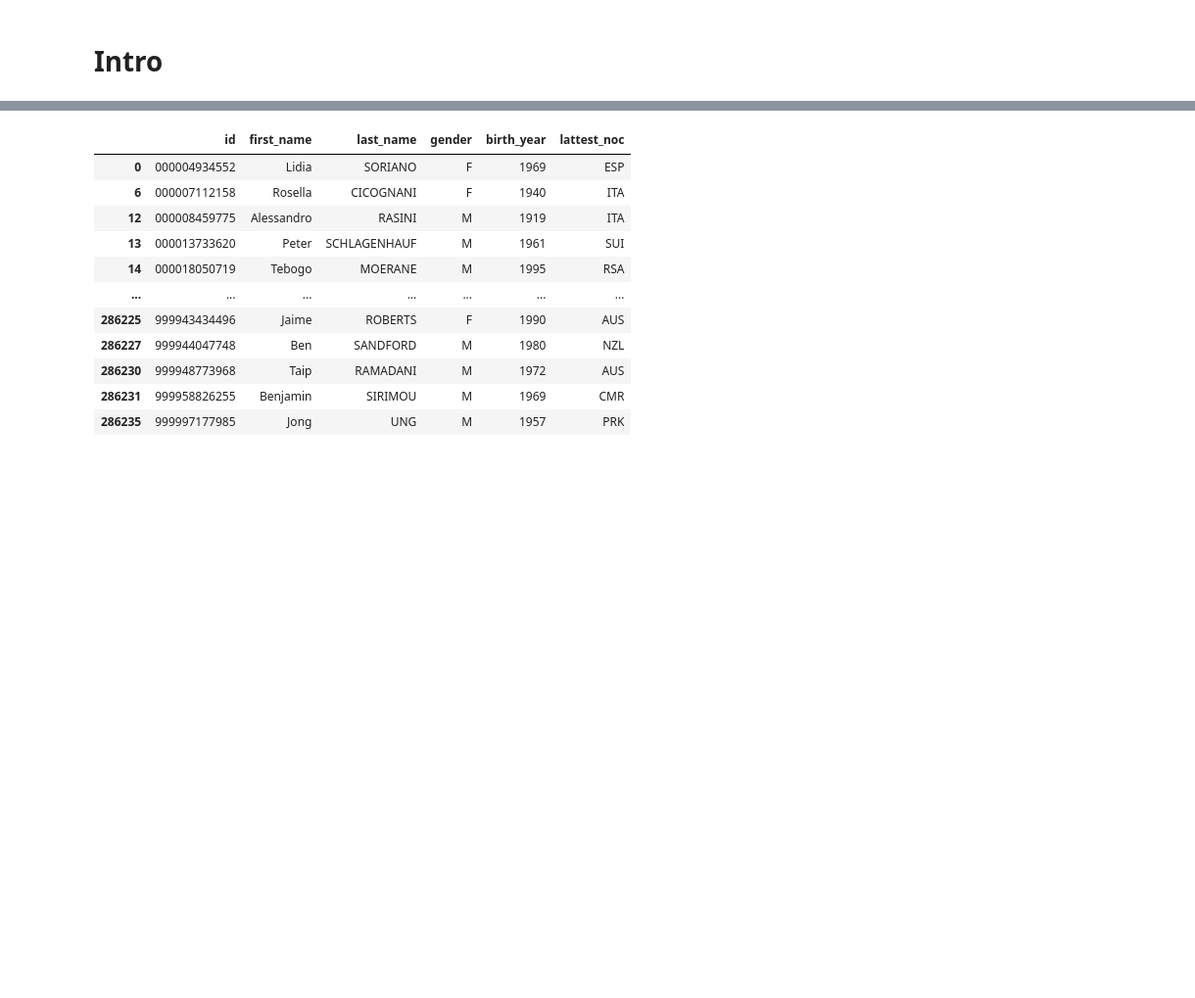
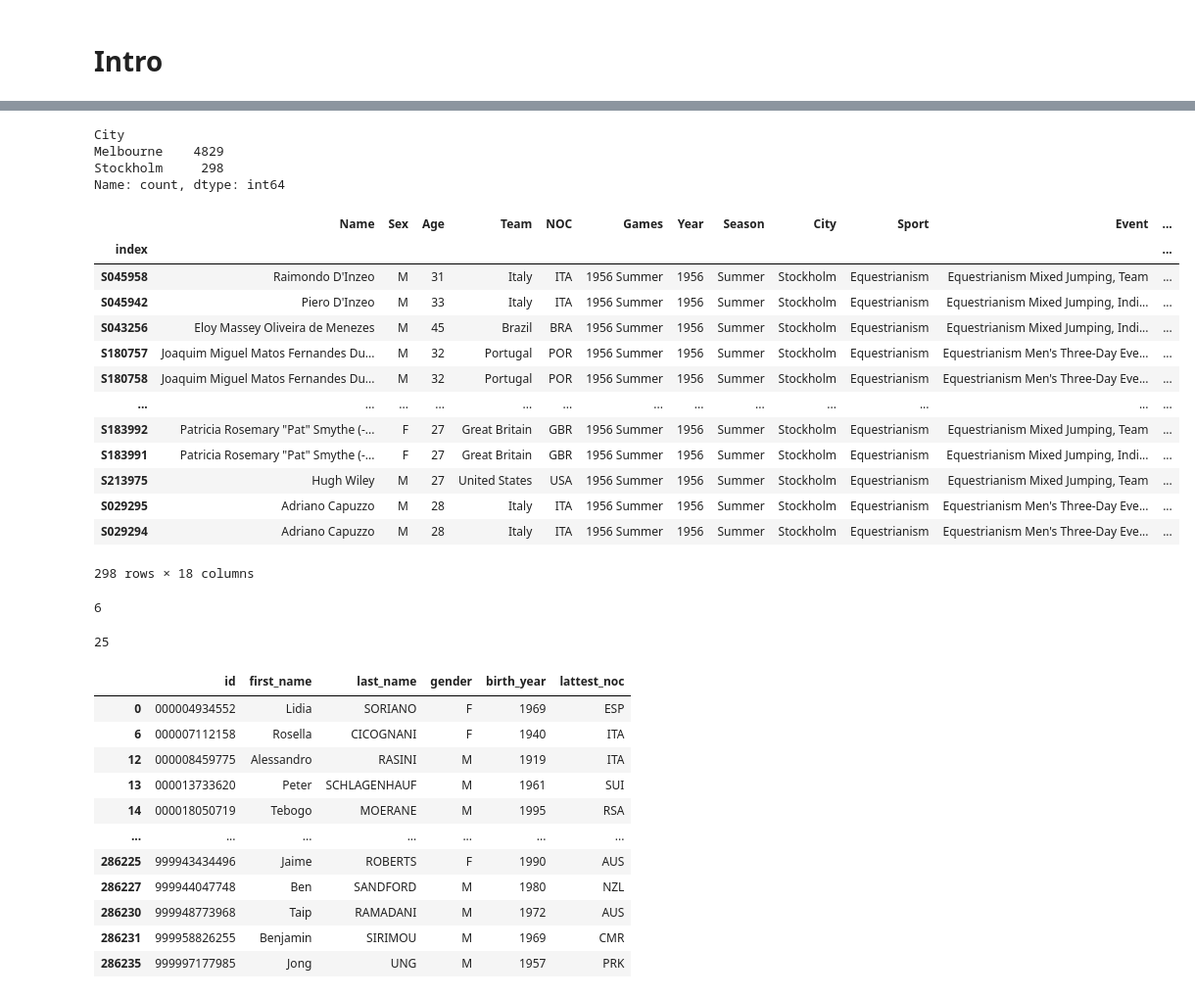
Before and after one commit to gitadum/querympics, a Jupyter notebook: analysis/explore.ipynb, the cells around one changed output, grey strips where cells are left out. Shown: that part at 98% size. Saved outputs shown, nothing was run; the diff lists cells and outputs as text; code cells hidden in the pictures; blank space fills up the shorter version.

```diff
--- a/analysis/explore.ipynb
+++ b/analysis/explore.ipynb
@@ -31,0 +243,10 @@ athlet.head(3)
+# %%
+athlet.loc[athlet["Games"] == "1956 Summer", "City"] = \
+    athlet.loc[athlet["Games"] == "1956 Summer", "City"].replace("Stockholm",
+                                                                 "Melbourne")
+athlet.City.value_counts()
+#athlet.loc[athlet["Games"] == "1956 Summer",
+#           "City"].replace("Melbourne", "Melbourne Stockholm", inplace=True)
+#athlet.loc[athlet["Games"] == "1956 Summer",
+#           "City"].replace("Stockholm", "Melbourne Stockholm", inplace=True)
+#athlet[athlet["City"] == "Melbourne Stockholm"]
@@ -32,3 +299,37 @@ athlet.head(3)
+# %%
+athlet[(athlet["Year"] == 1956) & (athlet["Season"] == "Summer")].City.value_counts()
+# %% [output]
+City
+Melbourne    4829
+Stockholm     298
+Name: count, dtype: int64
+# %%
+athlet[(athlet["Year"] == 1956) &
+       (athlet["Season"] == "Summer") &
+       (athlet["City"] == "Stockholm")]
+# %% [output]
+|  | Name | Sex | Age | Team | NOC | Games | Year | Season | City | Sport | Event | ... |
+| index |  |  |  |  |  |  |  |  |  |  |  | ... |
+| S045958 | Raimondo D'Inzeo | M | 31 | Italy | ITA | 1956 Summer | 1956 | Summer | Stockholm | Equestrianism | Equestrianism Mixed Jumping, Team | ... |
+| S045942 | Piero D'Inzeo | M | 33 | Italy | ITA | 1956 Summer | 1956 | Summer | Stockholm | Equestrianism | Equestrianism Mixed Jumping, Indi... | ... |
+| S043256 | Eloy Massey Oliveira de Menezes | M | 45 | Brazil | BRA | 1956 Summer | 1956 | Summer | Stockholm | Equestrianism | Equestrianism Mixed Jumping, Indi... | ... |
+| S180757 | Joaquim Miguel Matos Fernandes Du... | M | 32 | Portugal | POR | 1956 Summer | 1956 | Summer | Stockholm | Equestrianism | Equestrianism Men's Three-Day Eve... | ... |
+| S180758 | Joaquim Miguel Matos Fernandes Du... | M | 32 | Portugal | POR | 1956 Summer | 1956 | Summer | Stockholm | Equestrianism | Equestrianism Men's Three-Day Eve... | ... |
+| ... | ... | ... | ... | ... | ... | ... | ... | ... | ... | ... | ... | ... |
+| S183992 | Patricia Rosemary "Pat" Smythe (-... | F | 27 | Great Britain | GBR | 1956 Summer | 1956 | Summer | Stockholm | Equestrianism | Equestrianism Mixed Jumping, Team | ... |
+| S183991 | Patricia Rosemary "Pat" Smythe (-... | F | 27 | Great Britain | GBR | 1956 Summer | 1956 | Summer | Stockholm | Equestrianism | Equestrianism Mixed Jumping, Indi... | ... |
+| S213975 | Hugh Wiley | M | 27 | United States | USA | 1956 Summer | 1956 | Summer | Stockholm | Equestrianism | Equestrianism Mixed Jumping, Team | ... |
+| S029295 | Adriano Capuzzo | M | 28 | Italy | ITA | 1956 Summer | 1956 | Summer | Stockholm | Equestrianism | Equestrianism Men's Three-Day Eve... | ... |
+| S029294 | Adriano Capuzzo | M | 28 | Italy | ITA | 1956 Summer | 1956 | Summer | Stockholm | Equestrianism | Equestrianism Men's Three-Day Eve... | ... |
+298 rows × 18 columns
+# %%
+athlet[~athlet.Medal.isnull()].Medal.apply(len).max()
+# %% [output]
+6
+# %%
+athlet.Sport.apply(len).max()
+# %% [output]
+25
 # %%
 person
 # %% [output]
```
Also changed, not shown: parts of 15 cells of this notebook.
